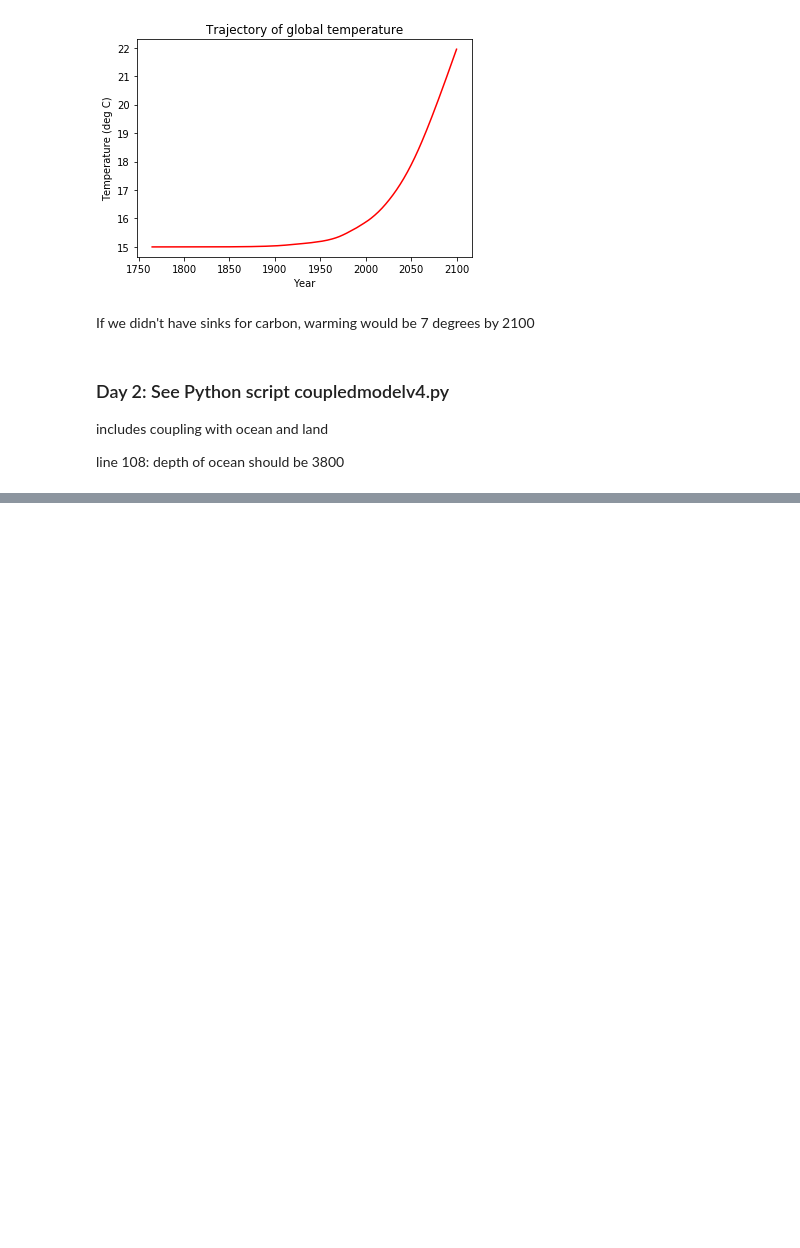
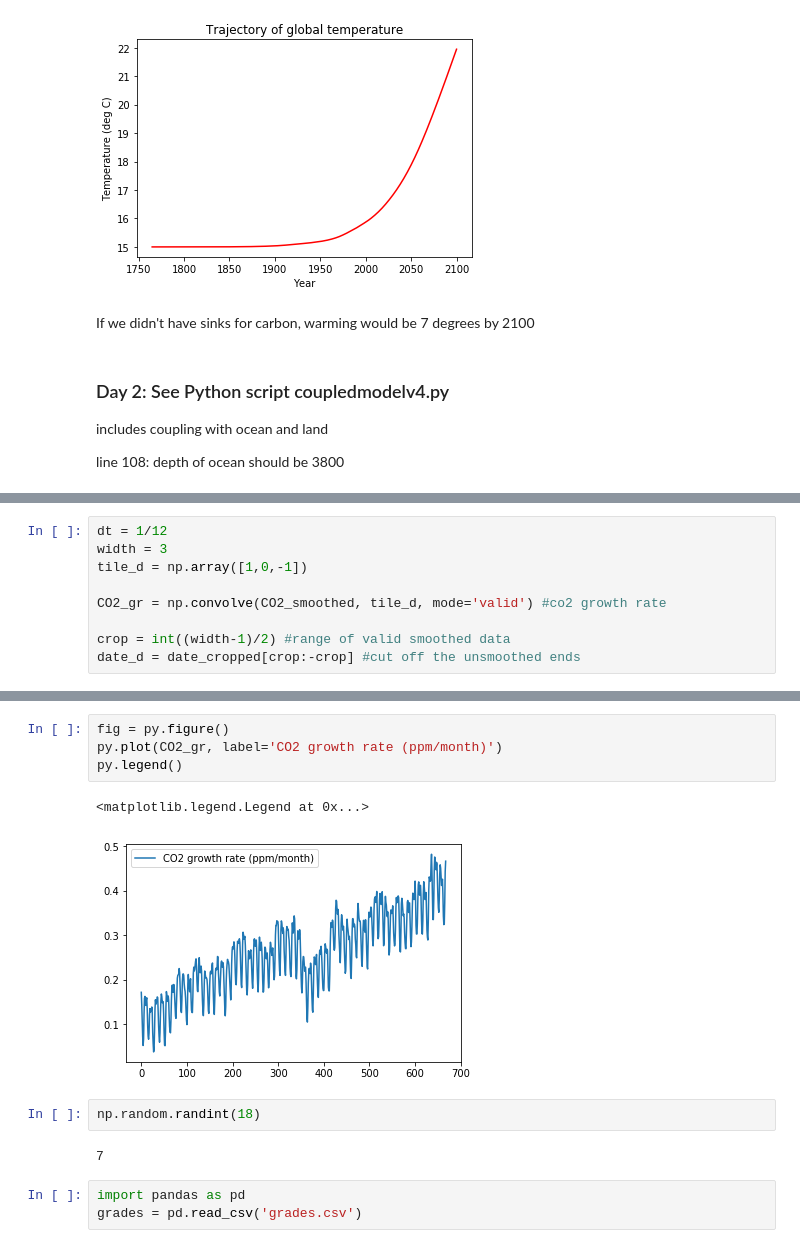
Before and after one commit to scoffiel/ess118_python_reference, a Jupyter notebook: 9_coupled_model.ipynb, the cells around one changed output, grey strips where cells are left out. Drawn from its saved outputs; the diff is of its cells as text; blank space fills up the shorter version.

```diff
--- a/9_coupled_model.ipynb
+++ b/9_coupled_model.ipynb
@@ -111,0 +176,9 @@ line 108: depth of ocean should be 3800
+# %%
+dt = 1/12
+width = 3
+tile_d = np.array([1,0,-1])
+
+CO2_gr = np.convolve(CO2_smoothed, tile_d, mode='valid') #co2 growth rate
+
+crop = int((width-1)/2) #range of valid smoothed data
+date_d = date_cropped[crop:-crop] #cut off the unsmoothed ends
@@ -111,0 +191,14 @@ line 108: depth of ocean should be 3800
+# %%
+fig = py.figure()
+py.plot(CO2_gr, label='CO2 growth rate (ppm/month)')
+py.legend()
+# %% [output]
+<matplotlib.legend.Legend at 0x...>
+[figure, added]
+# %%
+np.random.randint(18)
+# %% [output]
+7
+# %%
+import pandas as pd
+grades = pd.read_csv('grades.csv')
```
Also changed, not shown: parts of 14 cells of this notebook.
